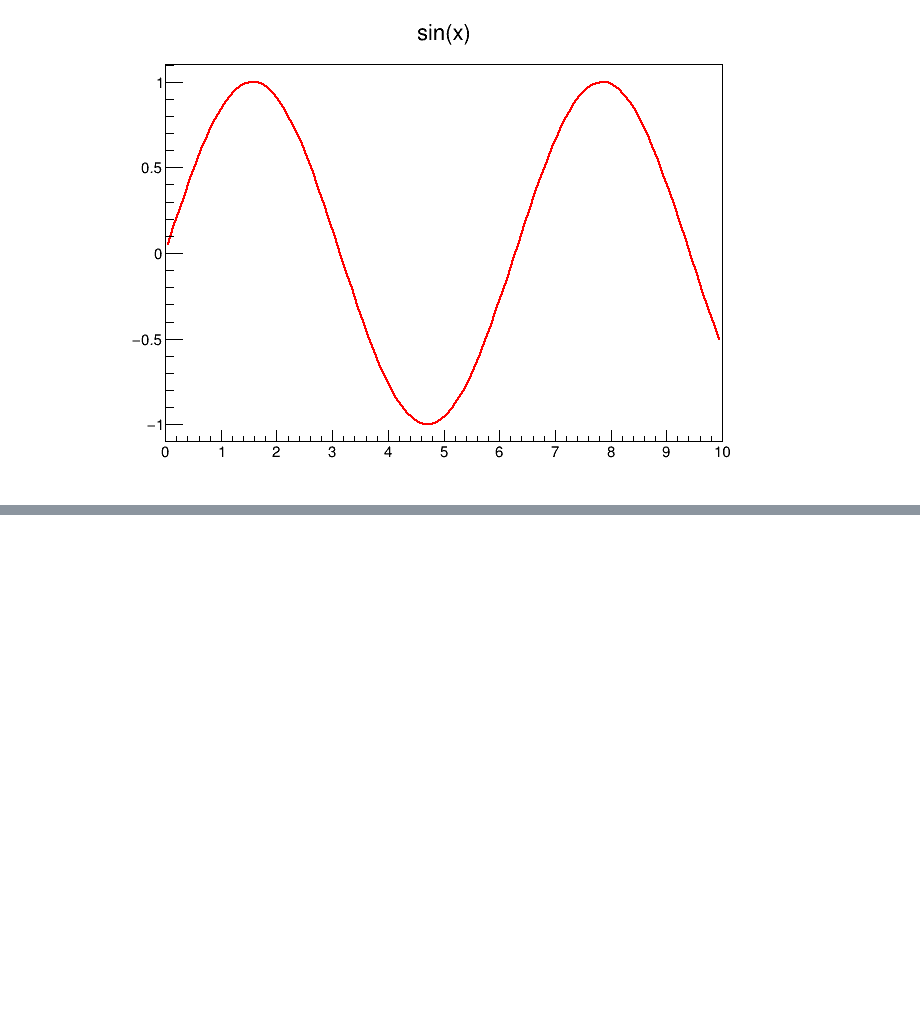
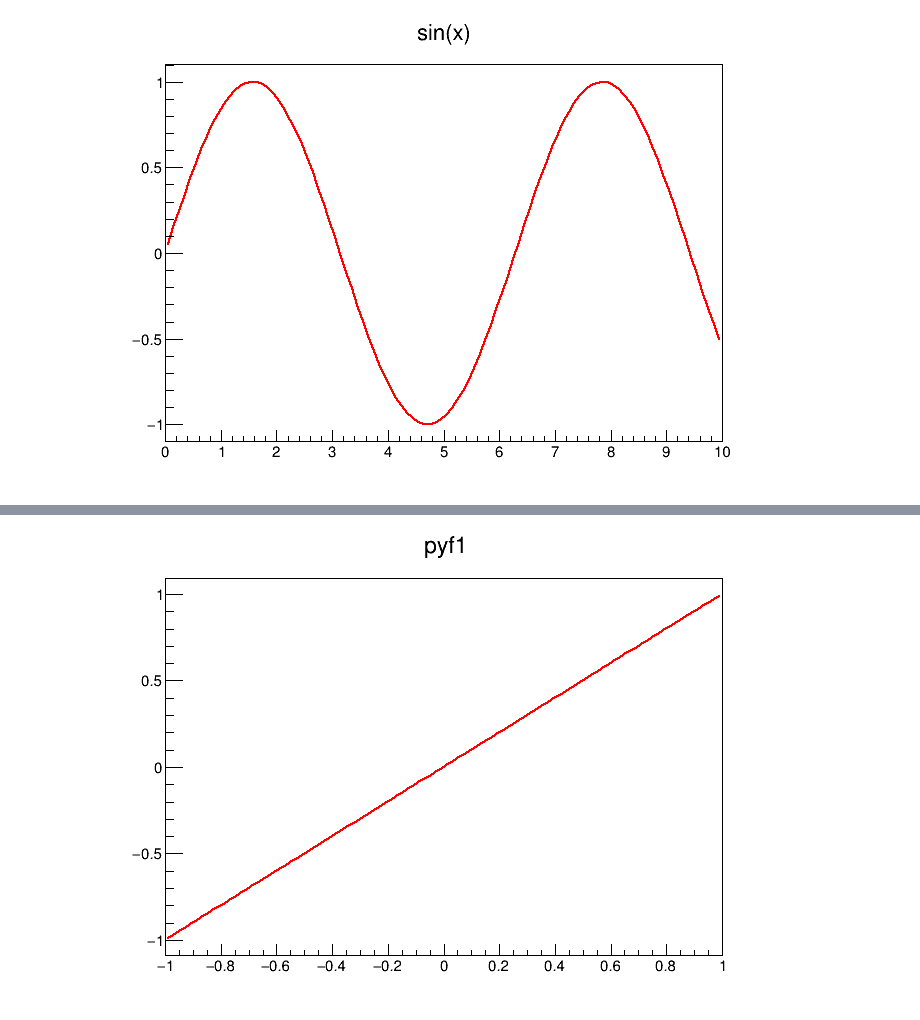
Before and after one commit to YaXun112/Bell2, a Jupyter notebook: ROOT基本使用.ipynb, the cells around one changed output, grey strips where cells are left out. Saved outputs shown, nothing was run; the diff lists cells and outputs as text; code cells hidden in the pictures; blank space fills up the shorter version.

```diff
--- a/ROOT基本使用.ipynb
+++ b/ROOT基本使用.ipynb
@@ -147,0 +230,2 @@ c.Draw()
+# %%
+ROOT.addressof(mys) # Address of mys' C++ object
@@ -147,0 +234,2 @@ c.Draw()
+# %%
+ROOT.addressof(mys, 'foo') # Address of "foo" field (same as address of object)
@@ -147,0 +238,2 @@ c.Draw()
+# %%
+ROOT.addressof(mys, 'bar') # Address of "bar" field
@@ -147,0 +242,2 @@ c.Draw()
+# %%
+ ROOT.addressof(mys, byref = True) # Address of address of mys' C++ object
@@ -147,0 +265,13 @@ c.Draw()
+# %%
+def identity(arr, par):
+    return arr[0]
+
+# create an identity function
+f = ROOT.TF1('pyf1', identity, -1., 1.)
+
+# plot the function
+c = ROOT.TCanvas()
+f.Draw()
+c.Draw()
+# %% [output]
+[figure, added]
```
Also changed, not shown: parts of 37 cells of this notebook.
